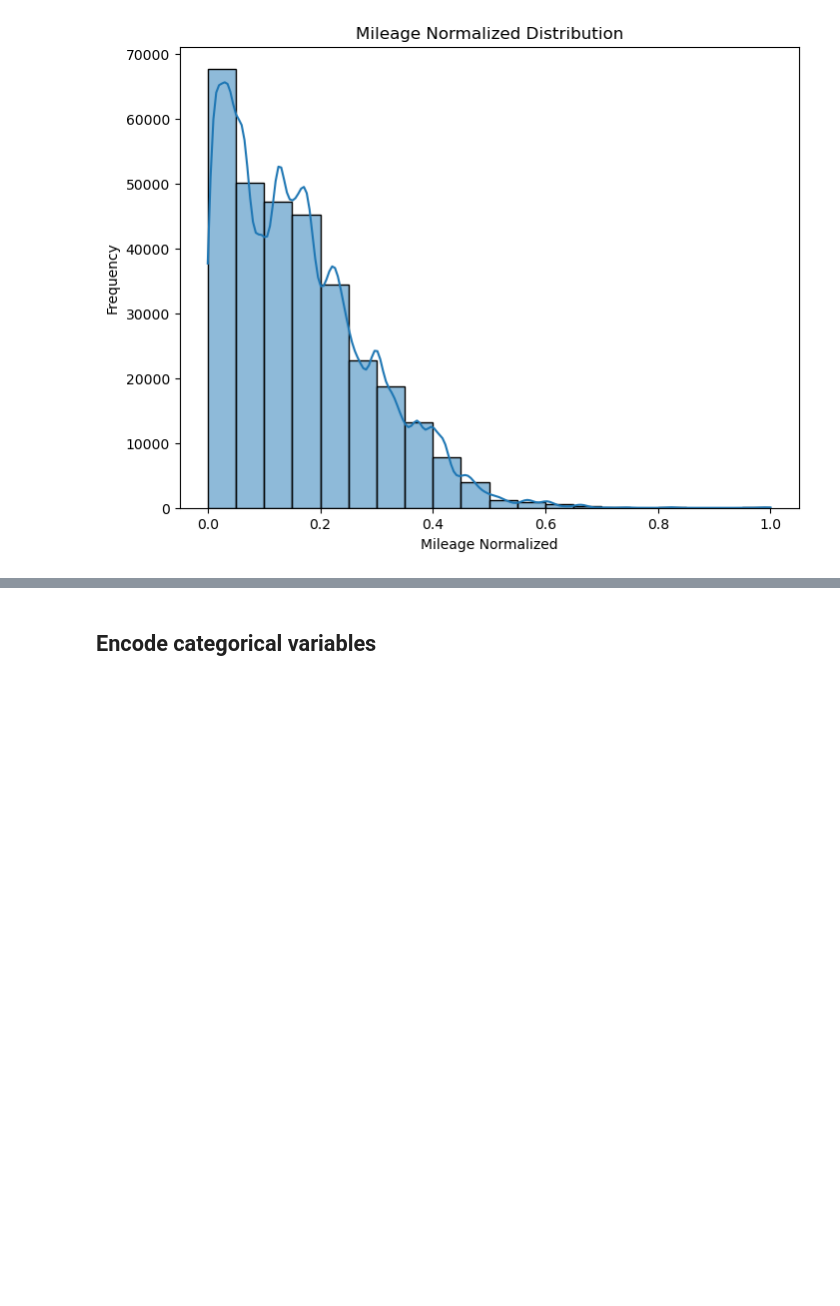
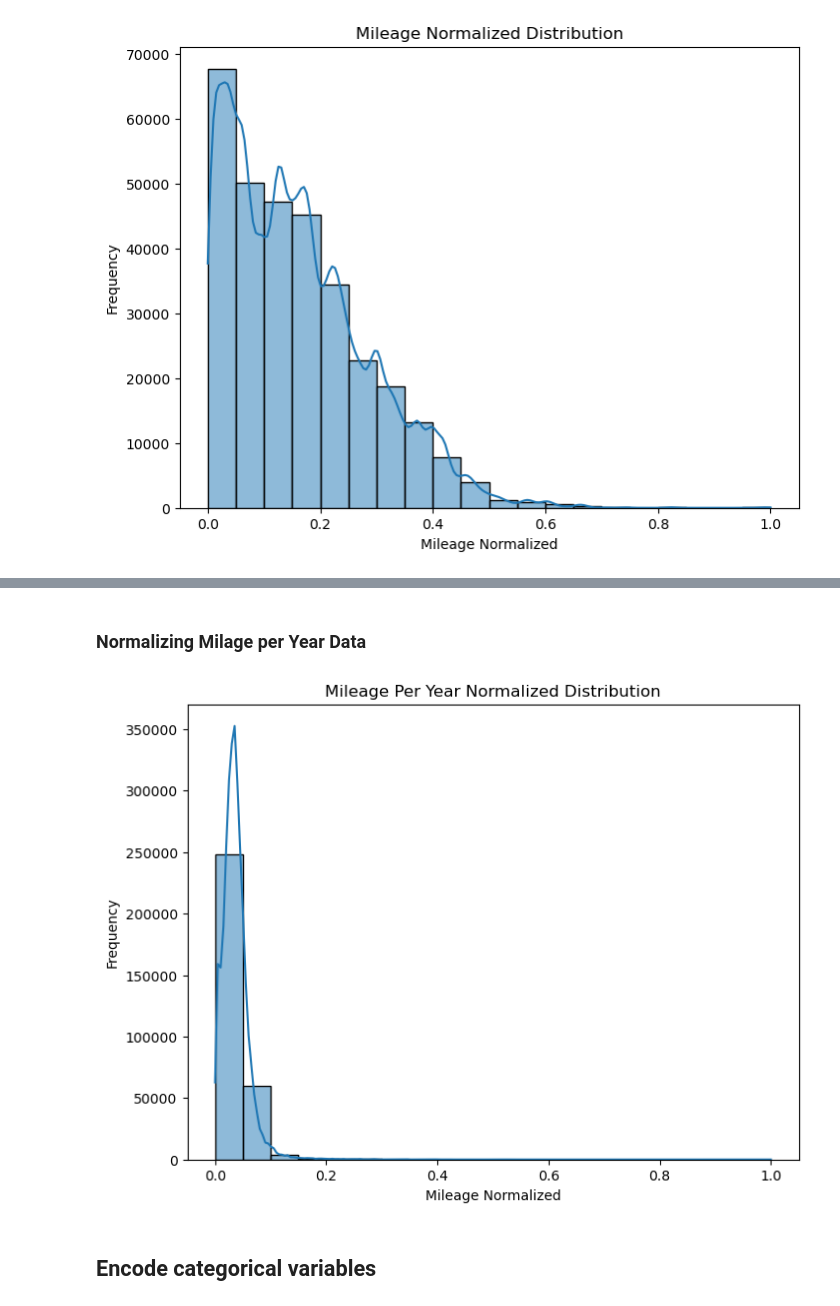
Before and after one commit to recepsenoglu/kaggle-used-car-price-regression, a Jupyter notebook: main.ipynb, the cells around one changed output, grey strips where cells are left out. Drawn from its saved outputs; the diff is of its cells as text; code cells hidden in the pictures; blank space fills up the shorter version.

```diff
--- a/main.ipynb
+++ b/main.ipynb
@@ -508,3 +521,23 @@ plt.show()
+# %% [markdown]
+### Normalizing Milage per Year Data
+# %%
+from sklearn.preprocessing import MinMaxScaler
+
+# Assume df is your DataFrame and 'milage' is the column you want to normalize
+scaler = MinMaxScaler()
+
+# Reshape the data if you are working with a single column
+df['milage_per_year_normalized'] = scaler.fit_transform(df[['milage_per_year']])
+
+# Plot the distribution of mileage_normalized
+plt.figure(figsize=(8,6))
+sns.histplot(df['milage_per_year_normalized'], bins=20, kde=True)
+plt.title('Mileage Per Year Normalized Distribution')
+plt.xlabel('Mileage Normalized')
+plt.ylabel('Frequency')
+plt.show()
+# %% [output]
+[figure, added]
 # %% [markdown]
 ## Encode categorical variables
 # %%
```
Also changed, not shown: parts of 13 cells of this notebook, 1 other file.
